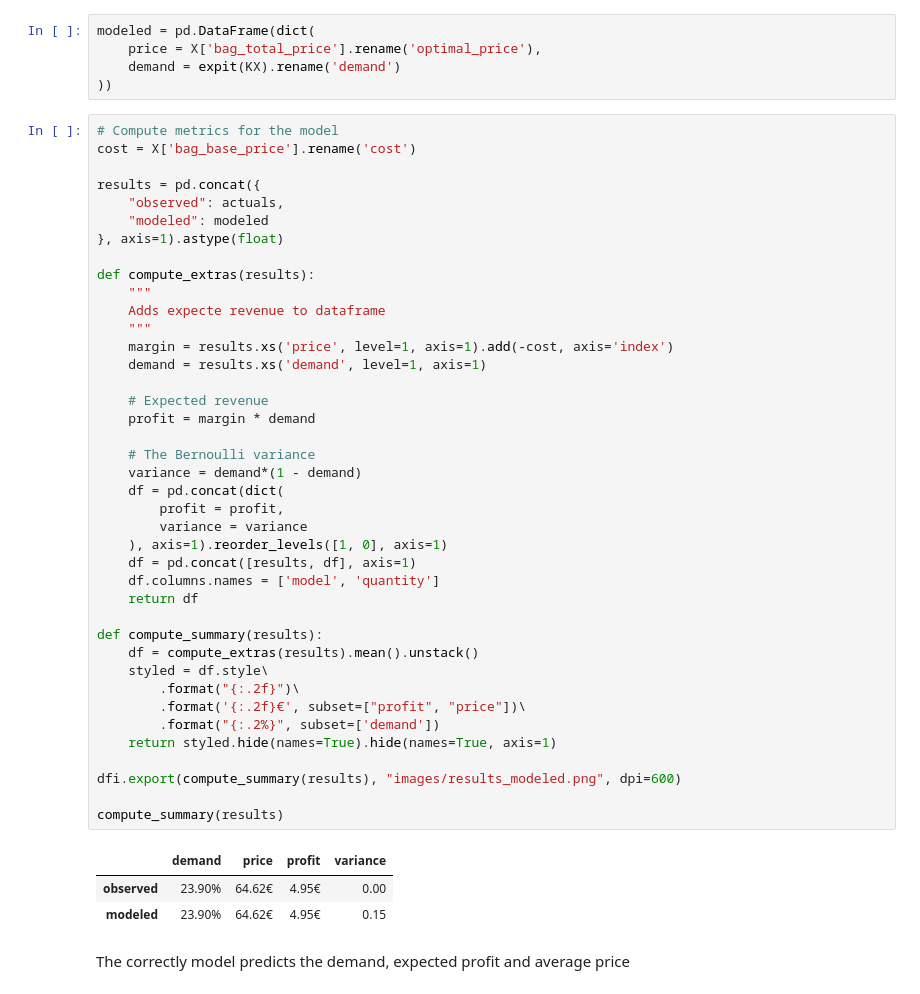
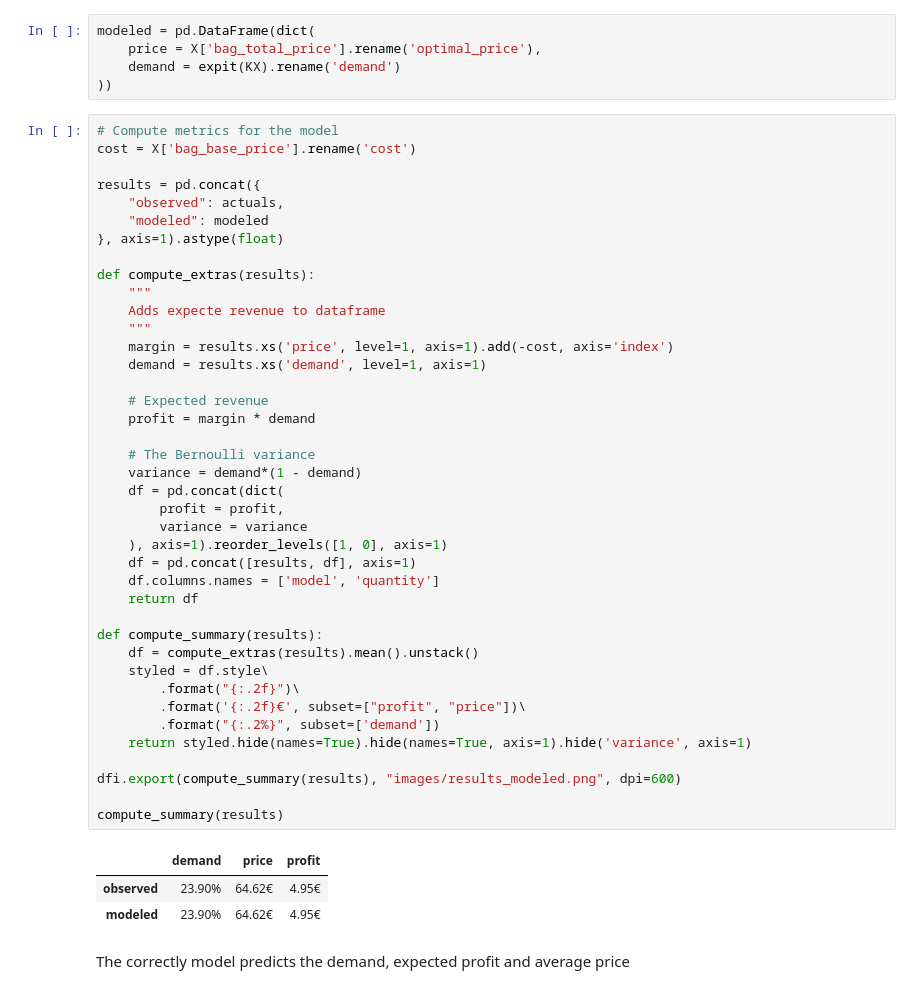
Before and after one commit to amonras/optimal-pricing, a Jupyter notebook: Optimal_Pricing.ipynb, the cells around one changed output. Saved outputs shown, nothing was run; the diff lists cells and outputs as text.

```diff
--- a/Optimal_Pricing.ipynb
+++ b/Optimal_Pricing.ipynb
@@ -123,37 +123,37 @@ def compute_extras(results):
     """
     Adds expecte revenue to dataframe
     """
     margin = results.xs('price', level=1, axis=1).add(-cost, axis='index')
     demand = results.xs('demand', level=1, axis=1)
 
     # Expected revenue
     profit = margin * demand
 
     # The Bernoulli variance
     variance = demand*(1 - demand)
     df = pd.concat(dict(
         profit = profit,
         variance = variance
     ), axis=1).reorder_levels([1, 0], axis=1)
     df = pd.concat([results, df], axis=1)
     df.columns.names = ['model', 'quantity']
     return df
 
 def compute_summary(results):
     df = compute_extras(results).mean().unstack()
     styled = df.style\
         .format("{:.2f}")\
         .format('{:.2f}€', subset=["profit", "price"])\
         .format("{:.2%}", subset=['demand'])
-    return styled.hide(names=True).hide(names=True, axis=1)
+    return styled.hide(names=True).hide(names=True, axis=1).hide('variance', axis=1)
 
 dfi.export(compute_summary(results), "images/results_modeled.png", dpi=600)
 
 compute_summary(results)
 # %% [output]
-|  | demand | price | profit | variance |
-| observed | 23.90% | 64.62€ | 4.95€ | 0.00 |
-| modeled | 23.90% | 64.62€ | 4.95€ | 0.15 |
+|  | demand | price | profit |
+| observed | 23.90% | 64.62€ | 4.95€ |
+| modeled | 23.90% | 64.62€ | 4.95€ |
 # %% [markdown]
 The correctly model predicts the demand, expected profit and average price
 # %% [markdown]
```
Also changed, not shown: parts of 5 cells of this notebook.
